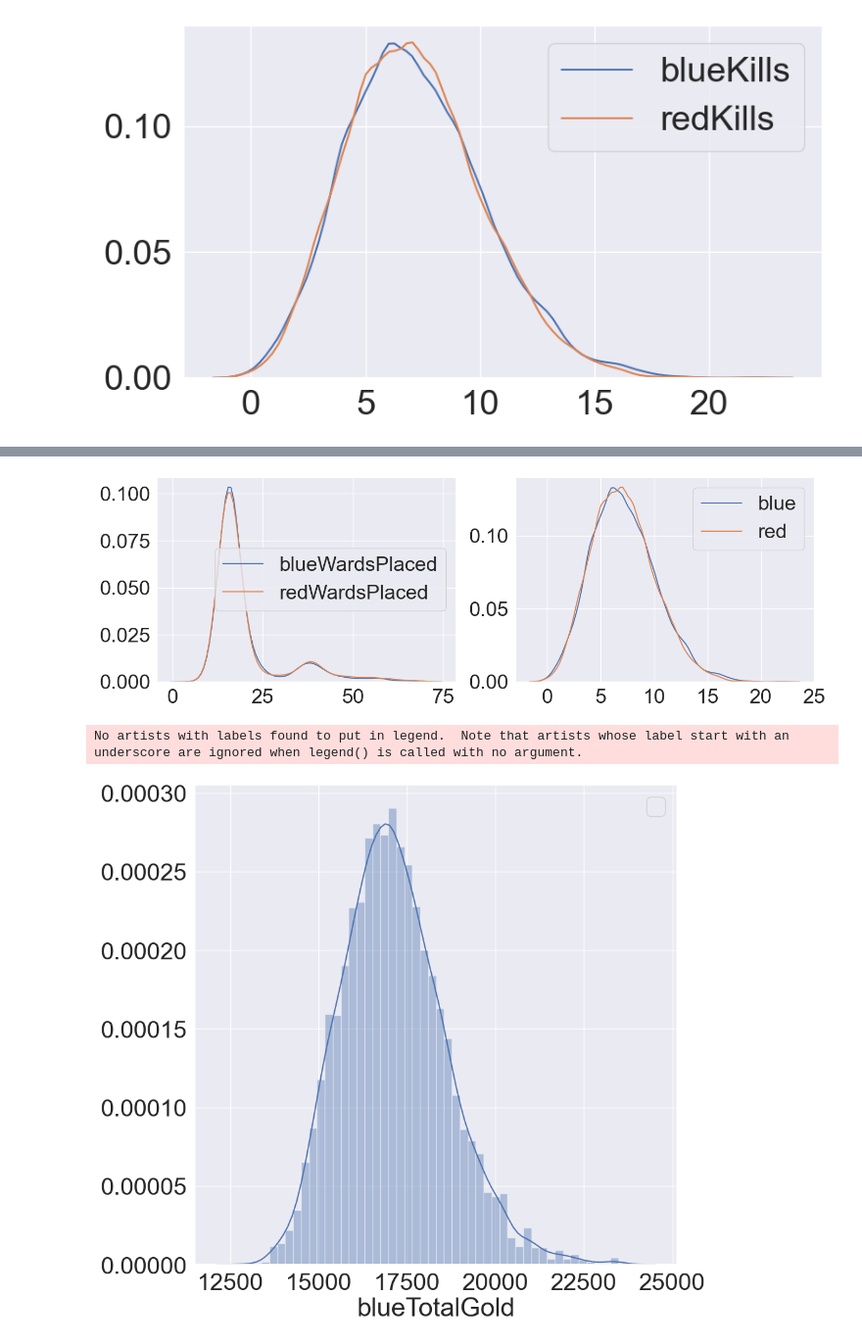
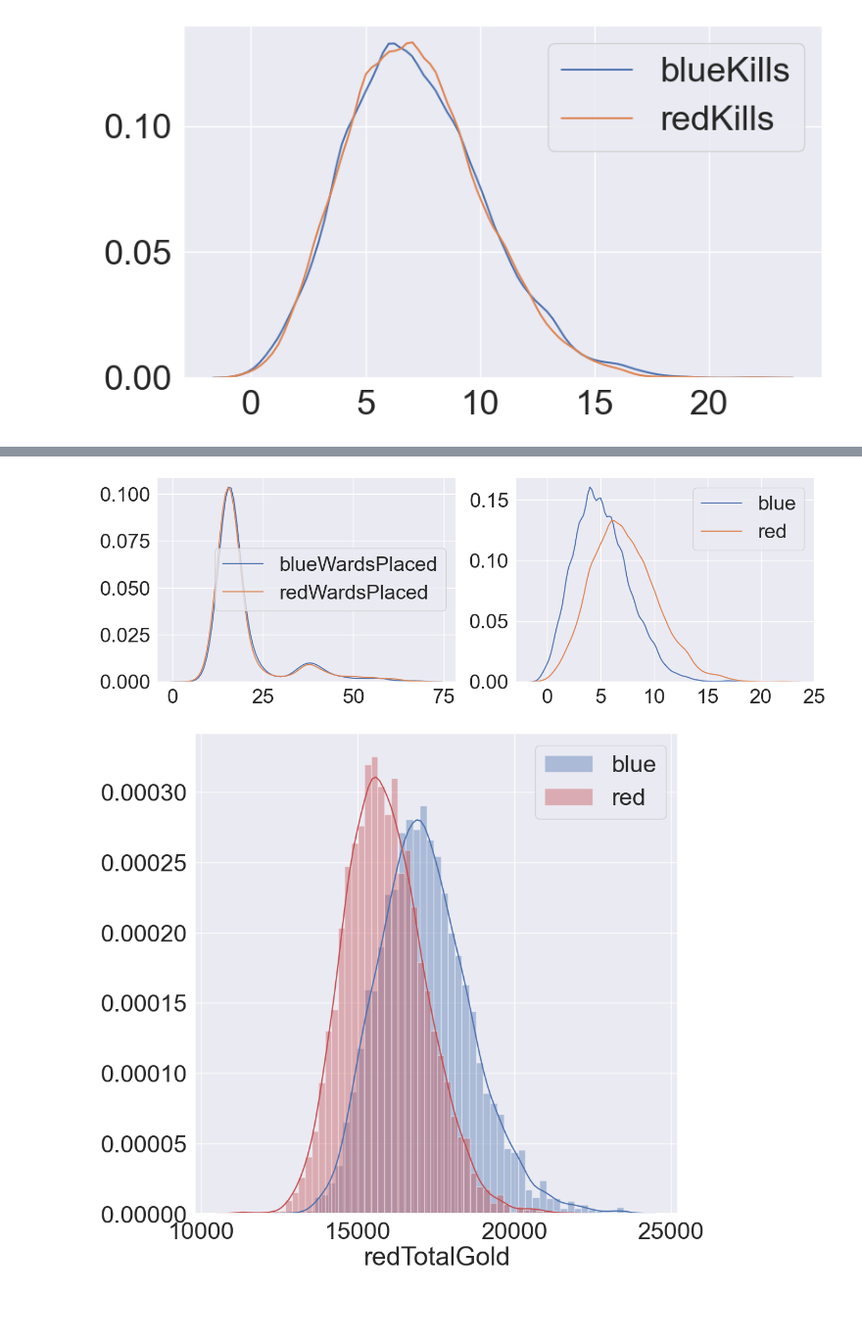
Before and after one commit to kysth0707/KagglePractice, a Jupyter notebook: LOL_Wins/main.ipynb, the cells around one changed output, grey strips where cells are left out. Shown at 98% size. Cells and saved outputs as stored; diff of their text form; code cells hidden in the pictures; blank space fills up the shorter version.

```diff
--- a/LOL_Wins/main.ipynb
+++ b/LOL_Wins/main.ipynb
@@ -50,24 +60,25 @@ plt.show()
 fig, ax = plt.subplots(1, 2, figsize=(16, 5))
 
 sns.kdeplot(df_test[df_test['blueWins'] == 1][df_test['blueWardsPlaced'] < 70]['blueWardsPlaced'], ax=ax[0])
-sns.kdeplot(df_test[df_test['blueWins'] == 0][df_test['redWardsPlaced'] < 70]['redWardsPlaced'], ax=ax[0])
+sns.kdeplot(df_test[df_test['blueWins'] == 1][df_test['redWardsPlaced'] < 70]['redWardsPlaced'], ax=ax[0])
 # 70개 아래만
 plt.legend(['blue', 'red'])
 # ax[0].set_xticks(range(0, 300, 70))
 
 
 sns.kdeplot(df_test[df_test['blueWins'] == 1]['blueKills'], ax=ax[1])
-sns.kdeplot(df_test[df_test['blueWins'] == 0]['redKills'], ax=ax[1])
+sns.kdeplot(df_test[df_test['blueWins'] == 1]['redKills'], ax=ax[1])
 ax[1].set_xticks(range(0, 30, 5))
 plt.legend(['blue', 'red'])
 plt.show()
 # %% [output]
-[figure, old version]
+[figure, new version]
 # %%
 f, ax = plt.subplots(1, 1, figsize=(10 ,10))
-g = sns.distplot(df_test[df_test['blueWins'] == 1]['blueTotalGold'], color='b', label=f"", ax = ax)
+g = sns.distplot(df_test[df_test['blueWins'] == 1]['blueTotalGold'], color='b', label=f"blue", ax = ax)
 g = g.legend(loc='best')
+g = sns.distplot(df_test[df_test['blueWins'] == 1]['redTotalGold'], color='r', label=f"red", ax = ax)
+g = g.legend(loc='best')
 # %% [output]
-No artists with labels found to put in legend.  Note that artists whose label start with an underscore are ignored when legend() is called with no argument.
-[figure, old version]
+[figure, new version]
 # %%
```
Also changed, not shown: parts of 3 cells of this notebook, 10 other files.
